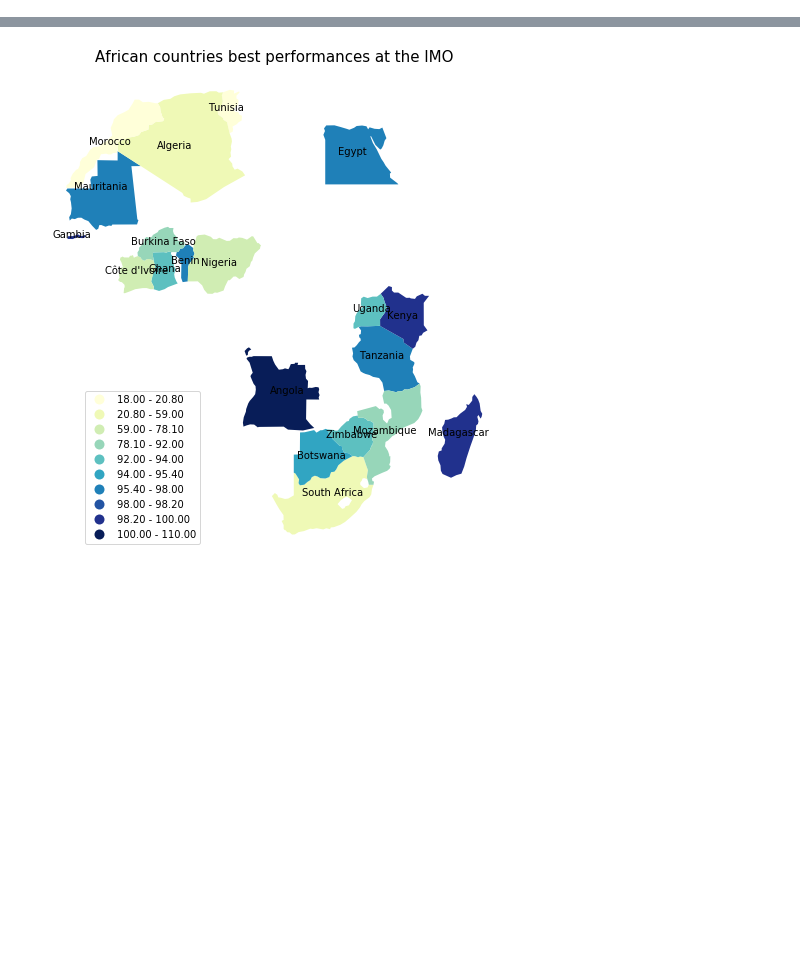
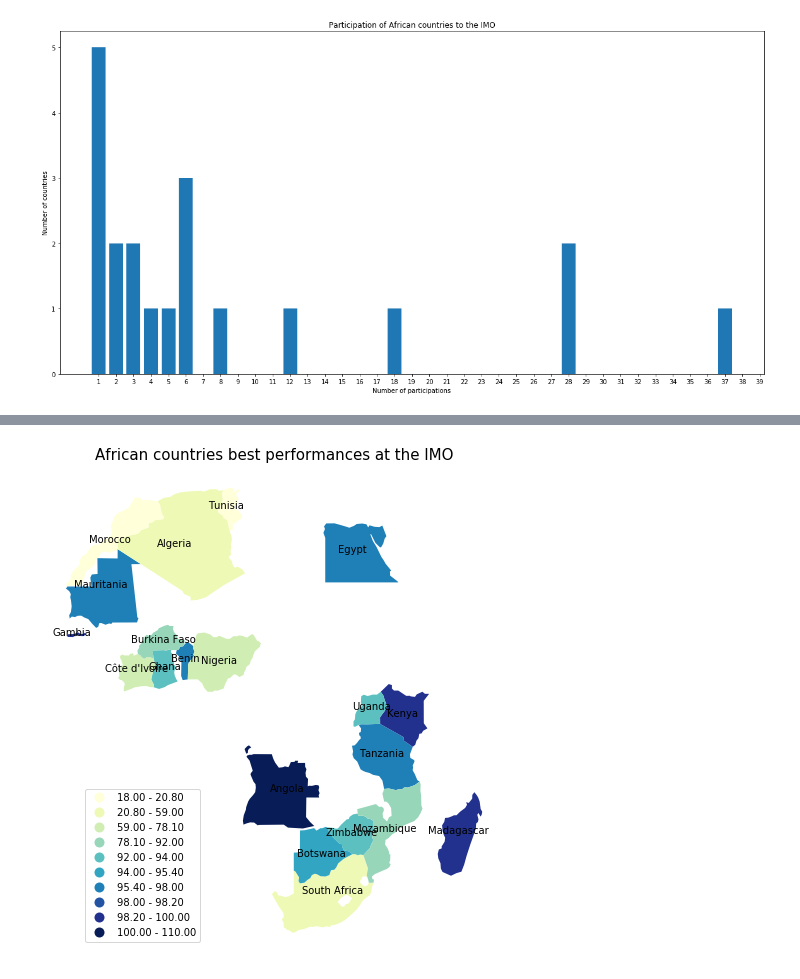
Before and after one commit to Djimdou/Side-Projects, a Jupyter notebook: IMO-Web-Scraping.ipynb, the cells around one changed output, grey strips where cells are left out. Cells and saved outputs as stored; diff of their text form; code cells hidden in the pictures; blank space fills up the shorter version.

```diff
--- a/IMO-Web-Scraping.ipynb
+++ b/IMO-Web-Scraping.ipynb
@@ -92,4 +98,26 @@ name[african_participant[np.argmin(np.nanmin(africa_performance_standardized,axi
 # Morocco achieved the best relative performance for an African country in 1982
+# %%
+# Bar chart of number of participations of African countries
+
+hist = [0 for i in range(len(african_participant))]
+
+for a in range(len(african_participant)):
+    hist[a] = data.shape[1] - sum(np.isnan(data[african_participant][a]))
+
+u, inv = np.unique(hist, return_inverse=True)
+counts = np.bincount(inv)
+
+figure(figsize=(20,10))
+
+plt.bar(u, counts) #, width=0.3
+
+plt.xticks(np.arange(1,40))
+plt.xlabel('Number of participations')
+plt.ylabel('Number of countries')
+plt.title('Participation of African countries to the IMO')
+plt.show()
+# %% [output]
+[figure, added]
 # %%
 # Plot: for each African country, evolution of its performance at IMO
 # %%
```
Also changed, not shown: parts of 14 cells of this notebook.
